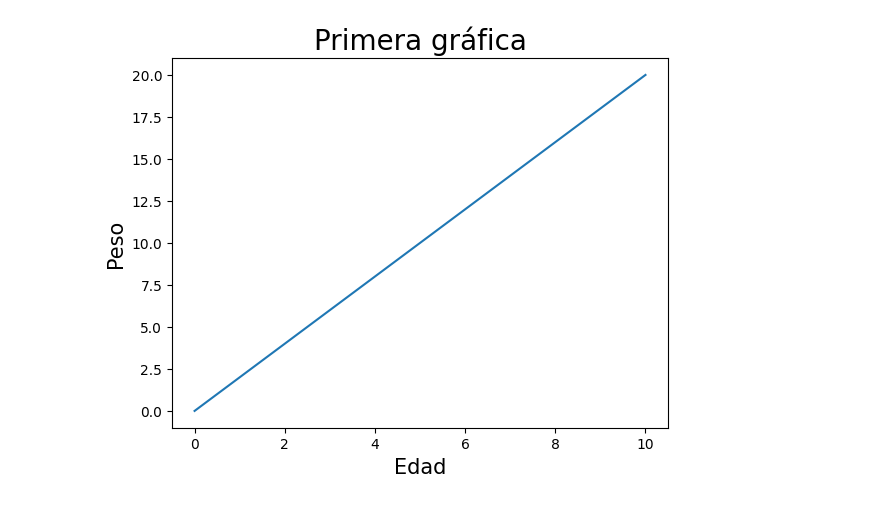
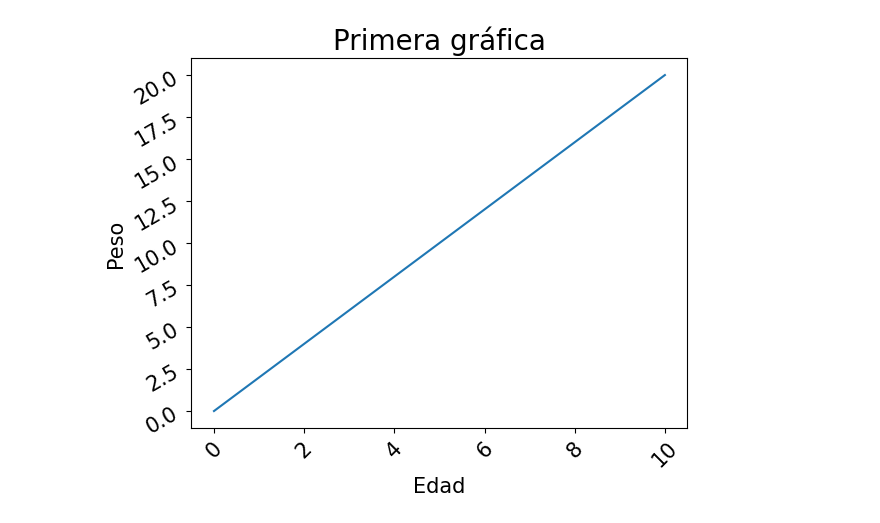
Before and after one commit to ElfenCamii/bootcamp_analisis_de_Datos, a Jupyter notebook: unidad_5/graficas.ipynb, the cells around one changed output. Cells and saved outputs as stored; diff of their text form; code cells hidden in the pictures.

Commit message:
feat(pandas): made initial modifications to a Python graph

```diff
--- a/unidad_5/graficas.ipynb
+++ b/unidad_5/graficas.ipynb
@@ -6,11 +6,13 @@ import matplotlib.pyplot as plt
 # %%
 eje_x = [0,1, 2, 3, 4, 5, 6, 7, 8, 9, 10]
 eje_y = [0,2, 4, 6, 8, 10, 12, 14, 16, 18, 20]
 plt.Figure(figsize=(10,10))
 plt.plot(eje_x, eje_y)
 plt.title('Primera gráfica', size=20)
 plt.xlabel('Edad', size=15)
 plt.ylabel('Peso', size=15)
+plt.xticks(size=15, rotation=45)
+plt.yticks(size=15, rotation=30)
 plt.show()
 # %% [output]
-[figure, old version]
+[figure, new version]
```
